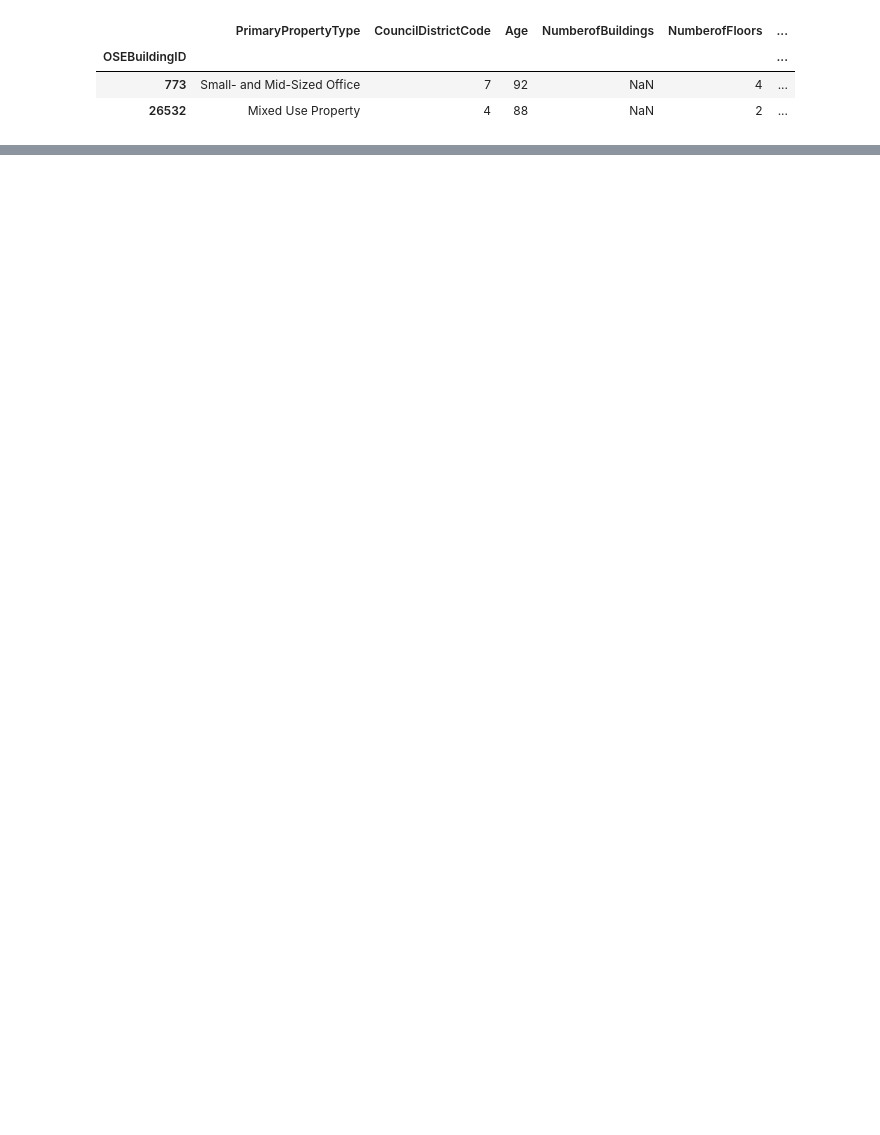
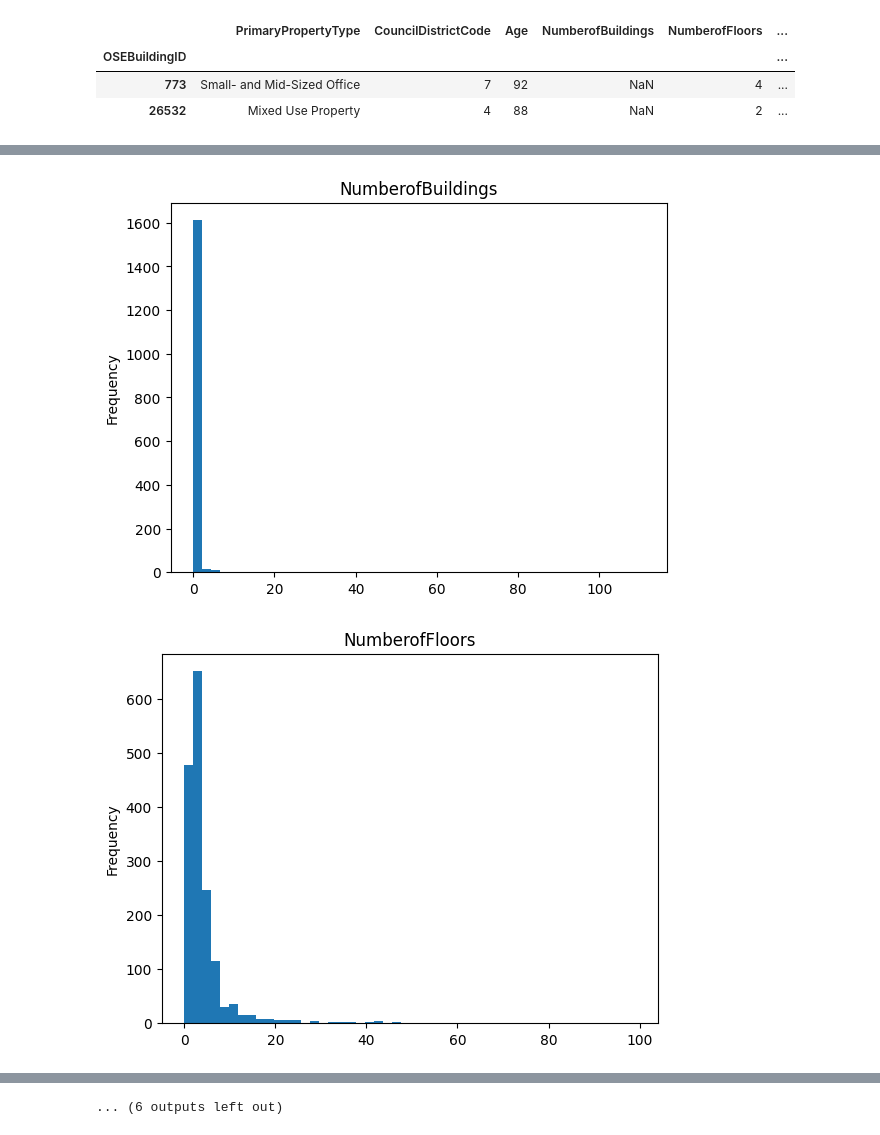
Before and after one commit to ThomasMeb/Anticiper_besoins_des_batiments, a Jupyter notebook: Explo.ipynb, the cells around one changed output, grey strips where cells are left out. Cells and saved outputs as stored; diff of their text form; code cells hidden in the pictures; blank space fills up the shorter version.

```diff
--- a/Explo.ipynb
+++ b/Explo.ipynb
@@ -277,9 +277,3 @@ df.loc[df['TotalGHGEmissions'].isnull()]
 | OSEBuildingID |  |  |  |  |  | ... |
 | 773 | Small- and Mid-Sized Office | 7 | 92 | NaN | 4 | ... |
 | 26532 | Mixed Use Property | 4 | 88 | NaN | 2 | ... |
-# %%
-for col in ['NumberofBuildings','NumberofFloors','PropertyGFATotal','PropertyGFAParking (%)','PropertyGFABuilding(s) (%)','LargestPropertyUseTypeGFA','ENERGYSTARScore','SiteEUI(kBtu/sf)','SiteEUIWN(kBtu/sf)','SourceEUI(kBtu/sf)','SourceEUIWN(kBtu/sf)','SiteEnergyUse(kBtu)','SiteEnergyUseWN(kBtu)','SteamUse (%)','Electricity (%)','NaturalGas(%)','TotalGHGEmissions','GHGEmissionsIntensity']:
-   # Tracer un histogramme avec une échelle logarithmique
-   df[col].plot.hist(bins=50, logx=True)
-   plt.title(col)
-   plt.show()
@@ -299,0 +280,10 @@ for col in ['NumberofBuildings','NumberofFloors','PropertyGFATotal','PropertyGFA
+# %%
+cols = ['NumberofBuildings','NumberofFloors','PropertyGFATotal','PropertyGFAParking (%)','PropertyGFABuilding(s) (%)','LargestPropertyUseTypeGFA','ENERGYSTARScore','SiteEUI(kBtu/sf)','SiteEUIWN(kBtu/sf)','SourceEUI(kBtu/sf)','SourceEUIWN(kBtu/sf)','SiteEnergyUse(kBtu)','SiteEnergyUseWN(kBtu)','SteamUse (%)','Electricity (%)','NaturalGas(%)','TotalGHGEmissions','GHGEmissionsIntensity']
+
+for col in cols:
+   df[col].replace([np.inf, -np.inf], np.nan).dropna().plot.hist(bins=50, logx=False)
+   plt.title(col)
+   plt.show()
+# %% [output]
+[figure, added]
+[figure, added]
@@ -299,0 +300 @@ for col in ['NumberofBuildings','NumberofFloors','PropertyGFATotal','PropertyGFA
+... (6 outputs left out)
```
Also changed, not shown: parts of 6 cells of this notebook.
